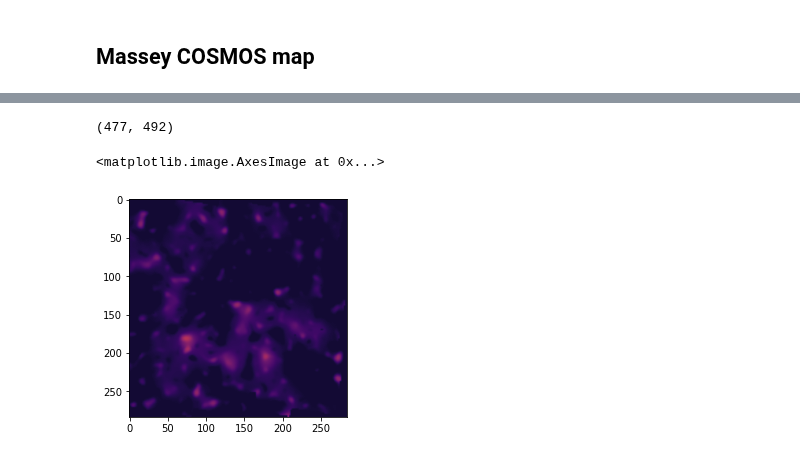
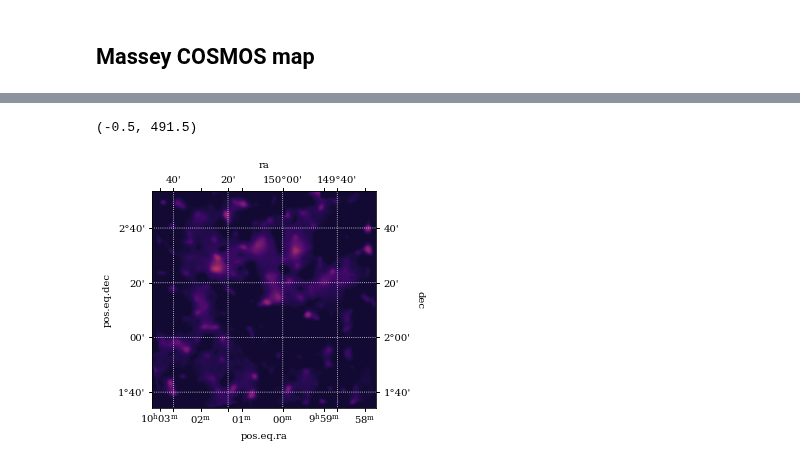
Before and after one commit to CosmoStat/jax-lensing, a Jupyter notebook: papers/Remy2021/COSMOSWCS.ipynb, the cells around one changed output, grey strips where cells are left out. Cells and saved outputs as stored; diff of their text form; code cells hidden in the pictures.

```diff
--- a/papers/Remy2021/COSMOSWCS.ipynb
+++ b/papers/Remy2021/COSMOSWCS.ipynb
@@ -160,12 +94,0 @@ imshow(dlp_cropped, **cc)
-# %%
-from skimage import transform
-
-print(massey.shape)
-massey_cropped = massey[:,-477:]
-massey_flipped = massey_cropped[:,:]
-massey_resized = transform.resize(massey_flipped, (284, 284))
-imshow(massey_resized, **cc)
-# %% [output]
-(477, 492)
-<matplotlib.image.AxesImage at 0x...>
-[figure, removed]
@@ -174,0 +95,10 @@ plt.rcParams["mathtext.fontset"] = "dejavuserif"
+# %%
+fig = figure()
+ax = fig.add_subplot(111, projection=w_massey)
+ax.imshow(massey, aspect='equal', **kwargs)
+overlay = ax.get_coords_overlay('icrs')
+overlay.grid(color='white', ls='dotted')
+print(ax.get_xlim())
+# %% [output]
+(-0.5, 491.5)
+[figure, added]
```
Also changed, not shown: parts of 24 cells of this notebook.
